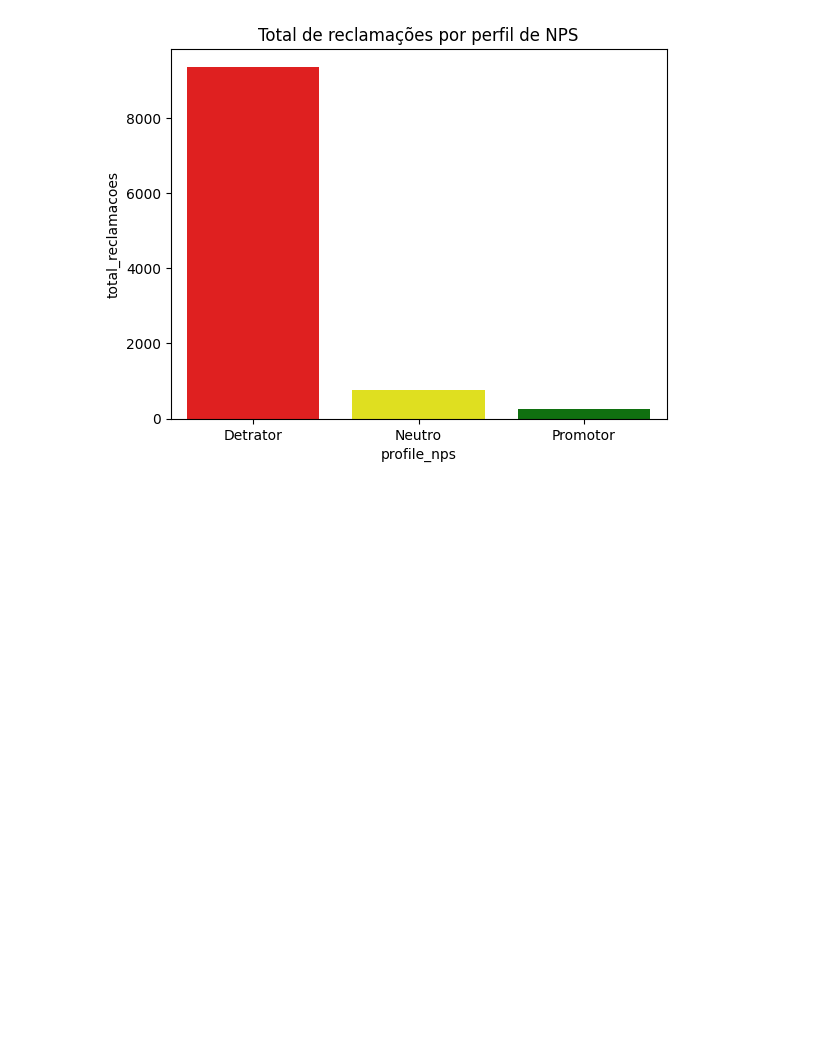
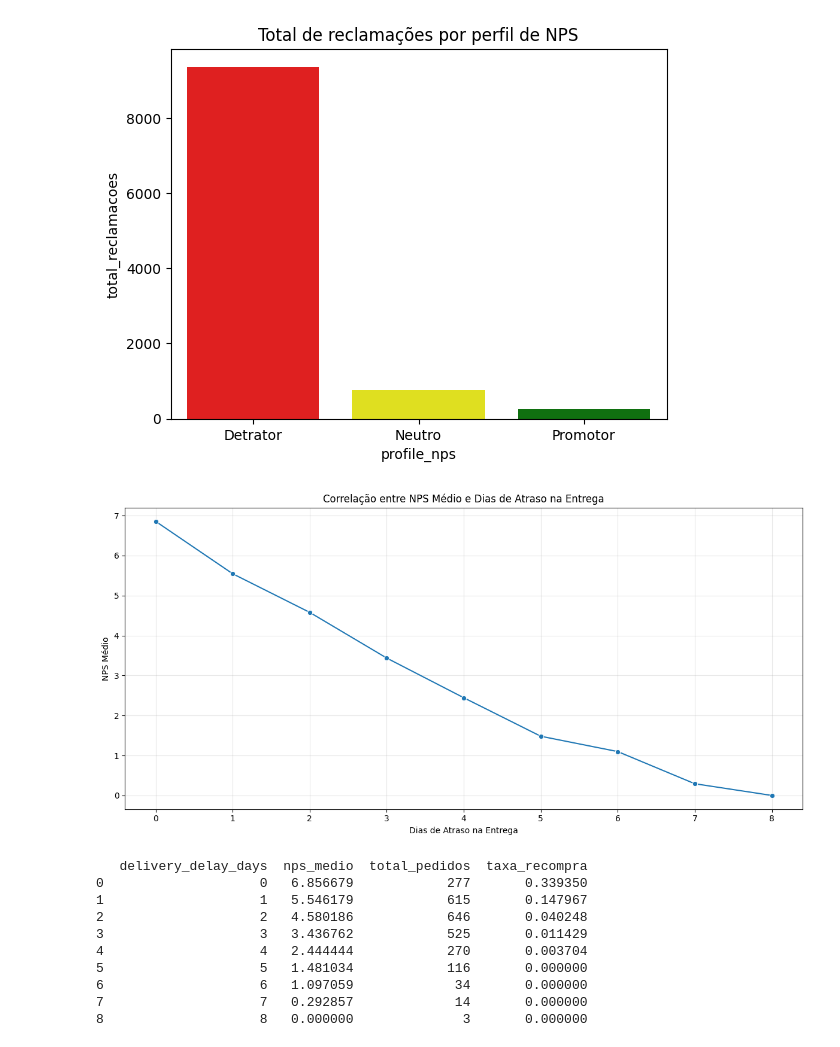
Before and after one commit to vanessahay/1IAST-TechChallenge, a Jupyter notebook: Notebook/01_eda_csv_toPandas.ipynb, the cells around one changed output. Cells and saved outputs as stored; diff of their text form; code cells hidden in the pictures; blank space fills up the shorter version.

```diff
--- a/Notebook/01_eda_csv_toPandas.ipynb
+++ b/Notebook/01_eda_csv_toPandas.ipynb
@@ -293,3 +277,36 @@ Passing `palette` without assigning `hue` is deprecated and will be removed in v
 
   sns.barplot(data=df_plot, x='profile_nps', y='total_reclamacoes', palette=colors)
 [figure]
+# %%
+nps_por_atraso = df_full_nps.groupby('delivery_delay_days').agg(
+    nps_medio=('nps_score', 'mean'),
+    total_pedidos=('order_id', 'count'),
+    taxa_recompra=('repeat_purchase_30d', 'mean')
+).reset_index()
+
+# Visualizar a correlação
+plt.figure(figsize=(12, 6))
+sns.lineplot(data=nps_por_atraso, x=nps_por_atraso['delivery_delay_days'], y=nps_por_atraso['nps_medio'], marker='o')
+plt.xlabel('Dias de Atraso na Entrega')
+plt.ylabel('NPS Médio')
+plt.title('Correlação entre NPS Médio e Dias de Atraso na Entrega')
+plt.grid(True, alpha=0.3)
+plt.tight_layout()
+plt.show()
+
+
+
+
+print(nps_por_atraso)
+# %% [output]
+[figure, added]
+   delivery_delay_days  nps_medio  total_pedidos  taxa_recompra
+0                    0   6.856679            277       0.339350
+1                    1   5.546179            615       0.147967
+2                    2   4.580186            646       0.040248
+3                    3   3.436762            525       0.011429
+4                    4   2.444444            270       0.003704
+5                    5   1.481034            116       0.000000
+6                    6   1.097059             34       0.000000
+7                    7   0.292857             14       0.000000
+8                    8   0.000000              3       0.000000
```
Also changed, not shown: parts of 24 cells of this notebook.
